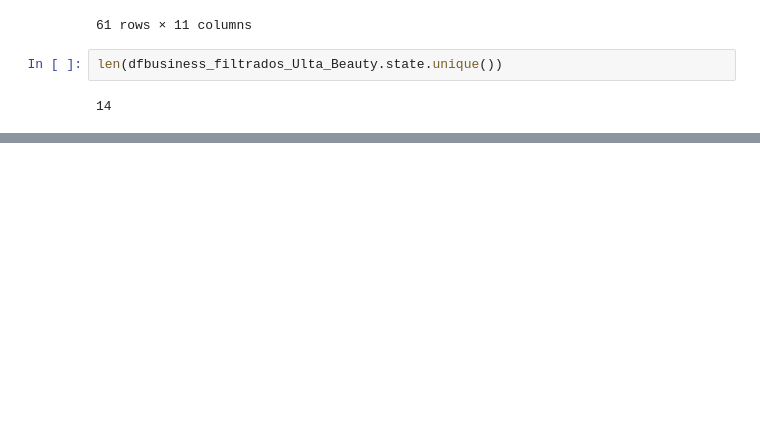
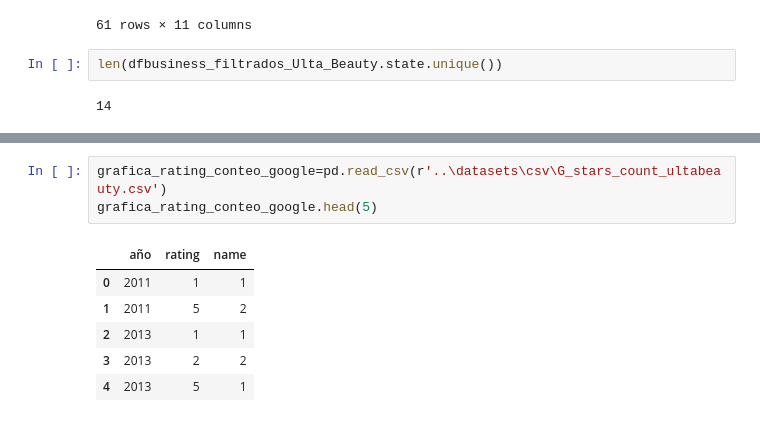
Before and after one commit to JohannaRangel/FinalProject_YelpGoogleMaps, a Jupyter notebook: notebooks/ETL_Yelp.ipynb, the cells around one changed output, grey strips where cells are left out. Cells and saved outputs as stored; diff of their text form; blank space fills up the shorter version.

```diff
--- a/notebooks/ETL_Yelp.ipynb
+++ b/notebooks/ETL_Yelp.ipynb
@@ -288,0 +321,10 @@ dfreviews_ultra_beauty.groupby(['año','stars']).count().to_csv('../datasets/csv
+# %%
+grafica_rating_conteo_google=pd.read_csv(r'..\datasets\csv\G_stars_count_ultabeauty.csv')
+grafica_rating_conteo_google.head(5)
+# %% [output]
+|  | año | rating | name |
+| 0 | 2011 | 1 | 1 |
+| 1 | 2011 | 5 | 2 |
+| 2 | 2013 | 1 | 1 |
+| 3 | 2013 | 2 | 2 |
+| 4 | 2013 | 5 | 1 |
```
Also changed, not shown: parts of 17 cells of this notebook.
